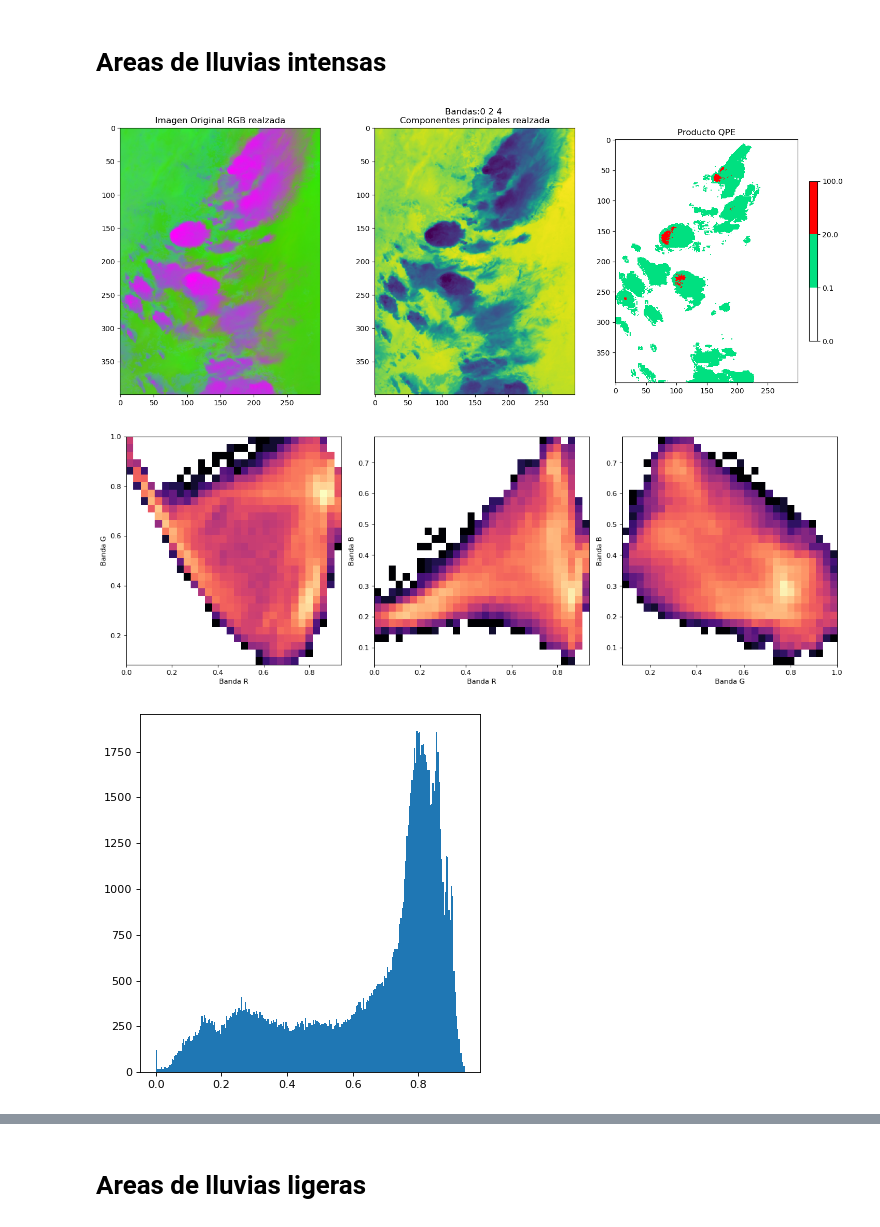
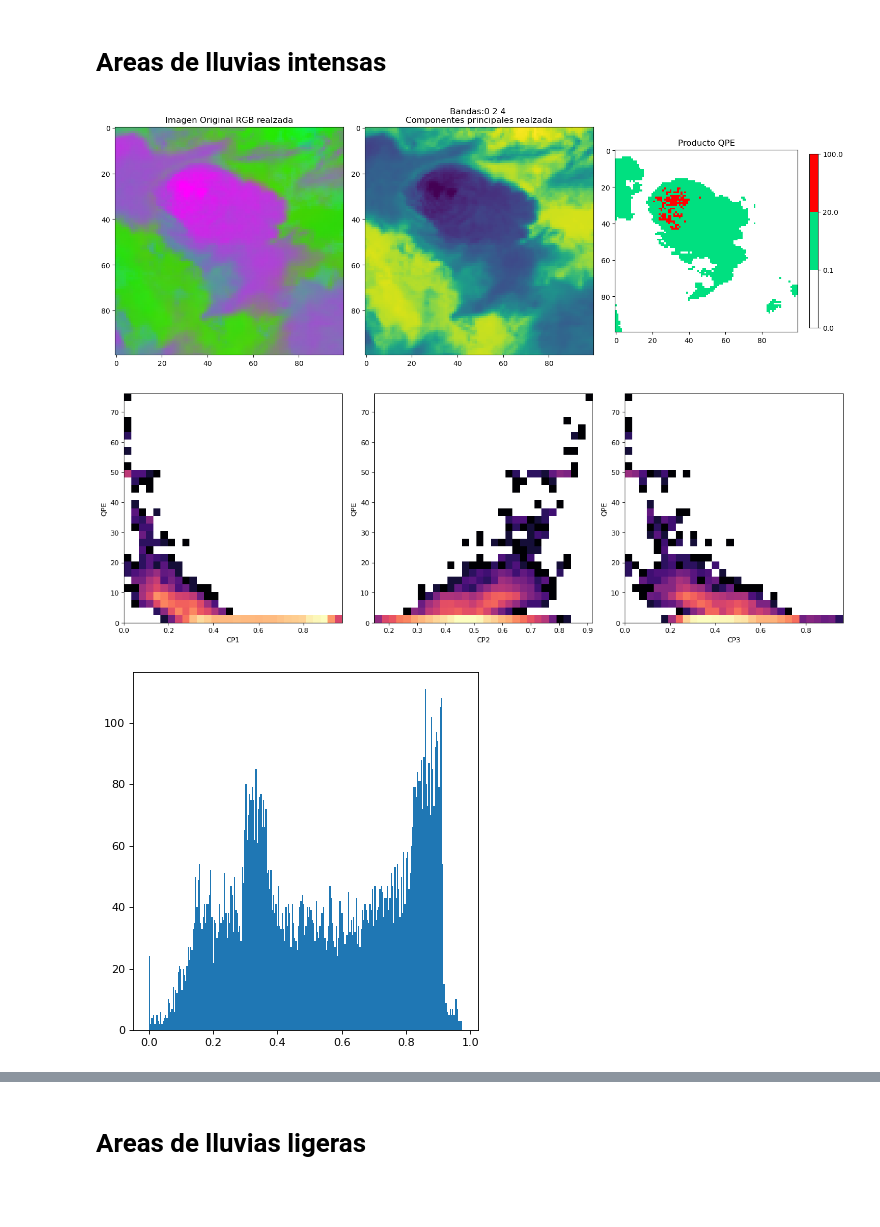
Before and after one commit to matias-suarez/TF_proc_img_sat, a Jupyter notebook: Trabajo Final.ipynb, the cells around one changed output, grey strips where cells are left out. Drawn from its saved outputs; the diff is of its cells as text; code cells hidden in the pictures; blank space fills up the shorter version.

Commit message:
se realiza loop para analizar la mascara con otras imagenes

```diff
--- a/Trabajo Final.ipynb
+++ b/Trabajo Final.ipynb
@@ -393,16 +393,16 @@ metadato_list = [imagenobj_list[i].variables for i in range(len(list_imgs))]
 # respectivamente, de forma tal de obtener el mismo recorte
 
 # RECORTE DE SUDAMERICA
-sup_row = 4000
-inf_row = 5000
-sup_col = 2500
-inf_col = 3600
+#sup_row = 4000
+#inf_row = 5000
+#sup_col = 2500
+#inf_col = 3600
 
 # CENTRO DE LA ARGENTINA
-#sup_row = 4200
-#inf_row = 4600
-#sup_col = 2900
-#inf_col = 3400
+sup_row = 4200
+inf_row = 4600
+sup_col = 2900
+inf_col = 3400
 
 print('Tamaño del recorte: Alto=',inf_row-sup_row,' Ancho=',inf_col-sup_col)
 
@@ -957,10 +957,10 @@ plt.show()
 # %% [markdown]
 # Areas de lluvias intensas
 # %%
-xmin = 500
-xmax = 800
+xmin = 175
+xmax = 275
 ymin = 0
-ymax = 400
+ymax = 100
 
 plt.figure(figsize=(15, 6))
 
@@ -996,50 +996,51 @@ plt.figure(figsize=(15, 15), dpi=80)
 plt.subplot(3, 3, 1)
 
 plt.hist2d(x_pca_3d_realzada[:, :, 0][ymin:ymax, xmin:xmax].flatten(), # Coordenadas del eje x (debe ser un vector undimensional)
-           x_pca_3d_realzada[:, :, 1][ymin:ymax, xmin:xmax].flatten(), # Coordenadas del eje y (debe ser un vector undimensional)
+           qpe_obj.variables['RRQPE'][:].data[sup_row:inf_row,sup_col:inf_col][ymin:ymax, xmin:xmax].flatten(), # Coordenadas del eje y (debe ser un vector undimensional)
            bins=30,                                                # Cantidad de bines para la gráfica
            #range=[[0, 1], [0, 1]],                              # Limitamos el rango de visualización
            norm=lognorm, cmap='magma')                                               # Aplicamos la norma logarítmica
 #plt.title('Dispersograma Bandas 8 y 9')
-plt.xlabel('Banda R')
-plt.ylabel('Banda G')
+plt.xlabel('CP1')
+plt.ylabel('QPE')
 
 # Graficamos el dispersograma de las bandas 4 y 5
 plt.subplot(3, 3, 2)
 
-plt.hist2d(x_pca_3d_realzada[:, :, 0][ymin:ymax, xmin:xmax].flatten(), # Coordenadas del eje x (debe ser un vector undimensional)
-           x_pca_3d_realzada[:, :, 2][ymin:ymax, xmin:xmax].flatten(), # Coordenadas del eje y (debe ser un vector undimensional)
+plt.hist2d(x_pca_3d_realzada[:, :, 1][ymin:ymax, xmin:xmax].flatten(), # Coordenadas del eje x (debe ser un vector undimensional)
+           qpe_obj.variables['RRQPE'][:].data[sup_row:inf_row,sup_col:inf_col][ymin:ymax, xmin:xmax].flatten(), # Coordenadas del eje y (debe ser un vector undimensional)
            bins=30,                                                # Cantidad de bines para la gráfica
            #range=[[0, 0.4], [0, 0.4]],                              # Limitamos el rango de visualización
            norm=lognorm, cmap='magma')                                               # Aplicamos la norma logarítmica
 #plt.title('Dispersograma Bandas 10 y 11')
-plt.xlabel('Banda R')
-plt.ylabel('Banda B')
+plt.xlabel('CP2')
+plt.ylabel('QPE')
 
 # Graficamos el dispersograma de las bandas 6 y 3
 plt.subplot(3, 3, 3)
 
-plt.hist2d(x_pca_3d_realzada[:, :, 1][ymin:ymax, xmin:xmax].flatten(), # Coordenadas del eje x (debe ser un vector undimensional)
-           x_pca_3d_realzada[:, :, 2][ymin:ymax, xmin:xmax].flatten(), # Coordenadas del eje y (debe ser un vector undimensional)
+plt.hist2d(x_pca_3d_realzada[:, :, 2][ymin:ymax, xmin:xmax].flatten(), # Coordenadas del eje x (debe ser un vector undimensional)
+           qpe_obj.variables['RRQPE'][:].data[sup_row:inf_row,sup_col:inf_col][ymin:ymax, xmin:xmax].flatten(), # Coordenadas del eje y (debe ser un vector undimensional)
            bins=30,                                                # Cantidad de bines para la gráfica
            #range=[[0, 0.4], [0, 0.4]],                              # Limitamos el rango de visualización
            norm=lognorm, cmap='magma')                                               # Aplicamos la norma logarítmica
 #plt.title('Dispersograma Bandas 12 y 13')
-plt.xlabel('Banda G')
-plt.ylabel('Banda B')
+plt.xlabel('CP3')
+plt.ylabel('QPE')
 
 
 plt.tight_layout()
 plt.show()
 
 
 plt.figure(figsize=(5, 5), dpi=80)
 plt.subplot(1, 1, 1)
 plt.hist(x_pca_3d_realzada[:, :, 0][ymin:ymax, xmin:xmax].flatten(), bins=250)
 #plt.xlim(0,0.1)
+
 plt.tight_layout()
 plt.show()
 # %% [output]
-[figure, old version]
+[figure, new version]
-[figure, old version]
+[figure, new version]
-[figure, old version]
+[figure, new version]
```
Also changed, not shown: parts of 13 cells of this notebook.
